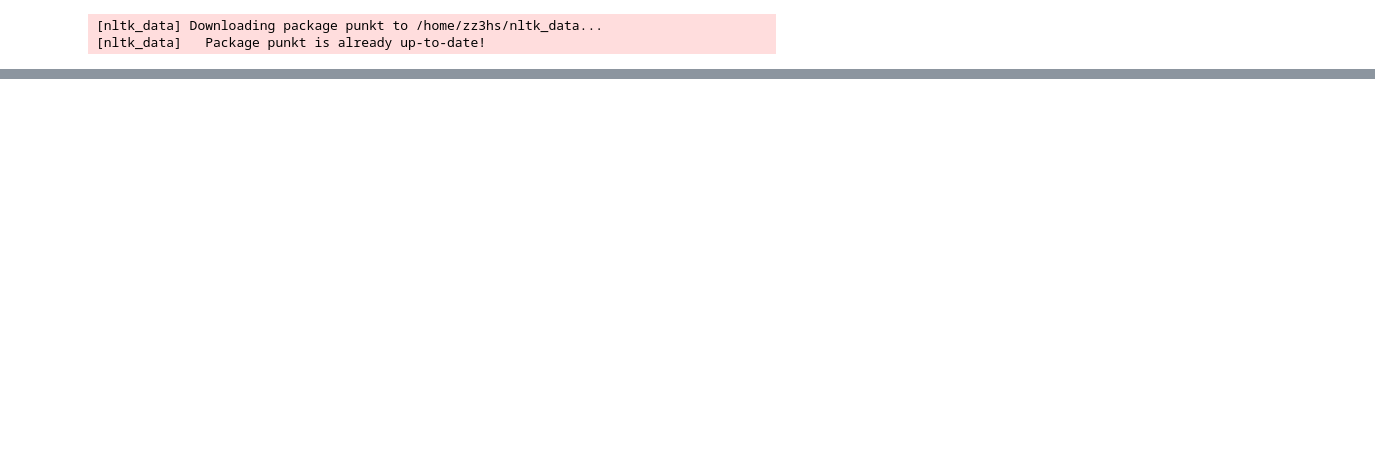
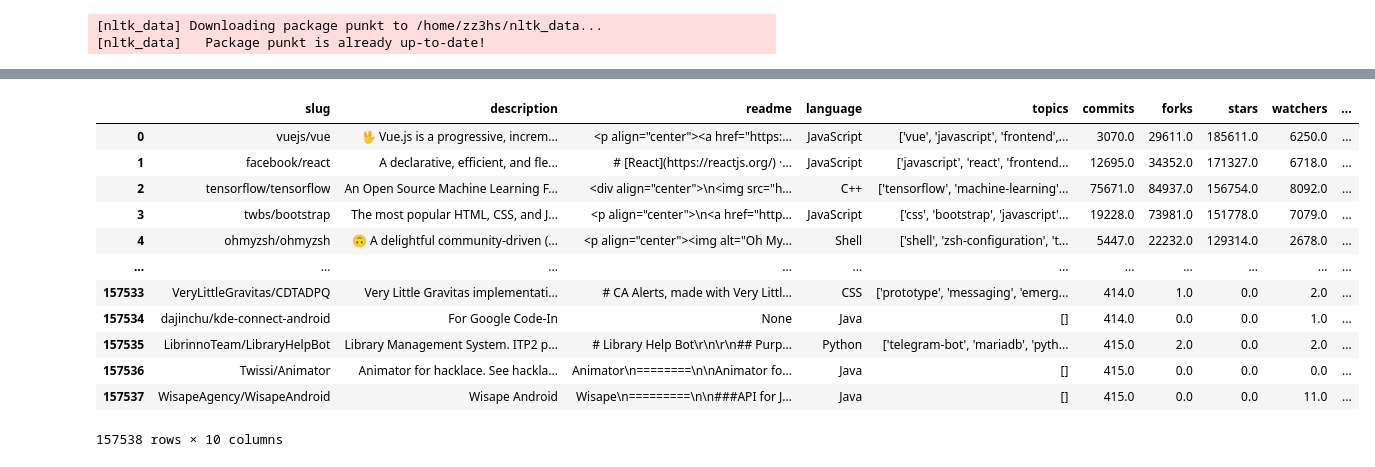
Before and after one commit to DSPG-Young-Scholars-Program/dspg21oss, a Jupyter notebook: src/06_bert/01_bert_init.ipynb, the cells around one changed output, grey strips where cells are left out. Saved outputs shown, nothing was run; the diff lists cells and outputs as text; code cells hidden in the pictures; blank space fills up the shorter version.

```diff
--- a/src/06_bert/01_bert_init.ipynb
+++ b/src/06_bert/01_bert_init.ipynb
@@ -101,0 +153,40 @@ FileNotFoundError: [Errno 2] No such file or directory: 'hello world lalala.'
+# %%
+
+corpus_type_i_embeddings = embedder.encode(corpus_type_i_clean, show_progress_bar=True) # embeddings
+# %%
+queries = repo_description_clean
+
+# pre-specified number of sentences
+k = 10
+
+
+# init a result list for scores
+result = []
+
+# Find the closest k sentences of the AI corpus for each query sentence (ML) based on cosine similarity
+top_k = min(k, len(corpus_type_i_embeddings))
+
+
+t1 = datetime.datetime.now()
+print("Start:", t1)
+
+for query in queries: #compare each sentence in the abstract to the software type corpus
+    #Compute embeddings
+    query_embedding = embedder.encode(query, show_progress_bar=False, convert_to_tensor=True)
+
+    # We use cosine-similarity and torch.topk to find the highest k scores
+    cos_scores = util.pytorch_cos_sim(query_embedding, corpus_type_i_embeddings)[0]
+
+    top_results = torch.topk(cos_scores, k=top_k)   #get the top k scores
+    result.append(top_results.values.tolist()) #unlist the top result list
+
+    #print("\n\n======================\n\n")
+    #print("Query:", query)
+    #print("Results:", top_results)
+    #print("\nTop k=10 most similar sentences in corpus:")
+   # for score, idx in zip(top_results[0], top_results[1]):
+   #     print(corpus_type_i_clean[idx], "(Score: {:.4f})".format(score))
+
+t2 =  datetime.datetime.now()
+print("Finished", len(result), "descriptions at", t2)
+print("It took", t2-t1, "to run.")
@@ -101,0 +197,2 @@ FileNotFoundError: [Errno 2] No such file or directory: 'hello world lalala.'
+# %%
+repo_data["similarity_score"] = result
@@ -102,3 +201,19 @@ FileNotFoundError: [Errno 2] No such file or directory: 'hello world lalala.'
+# %%
+repo_data
+# %% [output]
+|  | slug | description | readme | language | topics | commits | forks | stars | watchers | ... |
+| 0 | vuejs/vue | 🖖 Vue.js is a progressive, increm... | <p align="center"><a href="https:... | JavaScript | ['vue', 'javascript', 'frontend',... | 3070.0 | 29611.0 | 185611.0 | 6250.0 | ... |
+| 1 | facebook/react | A declarative, efficient, and fle... | # [React](https://reactjs.org/) ·... | JavaScript | ['javascript', 'react', 'frontend... | 12695.0 | 34352.0 | 171327.0 | 6718.0 | ... |
+| 2 | tensorflow/tensorflow | An Open Source Machine Learning F... | <div align="center">\n<img src="h... | C++ | ['tensorflow', 'machine-learning'... | 75671.0 | 84937.0 | 156754.0 | 8092.0 | ... |
+| 3 | twbs/bootstrap | The most popular HTML, CSS, and J... | <p align="center">\n<a href="http... | JavaScript | ['css', 'bootstrap', 'javascript'... | 19228.0 | 73981.0 | 151778.0 | 7079.0 | ... |
+| 4 | ohmyzsh/ohmyzsh | 🙃 A delightful community-driven (... | <p align="center"><img alt="Oh My... | Shell | ['shell', 'zsh-configuration', 't... | 5447.0 | 22232.0 | 129314.0 | 2678.0 | ... |
+| ... | ... | ... | ... | ... | ... | ... | ... | ... | ... | ... |
+| 157533 | VeryLittleGravitas/CDTADPQ | Very Little Gravitas implementati... | # CA Alerts, made with Very Littl... | CSS | ['prototype', 'messaging', 'emerg... | 414.0 | 1.0 | 0.0 | 2.0 | ... |
+| 157534 | dajinchu/kde-connect-android | For Google Code-In | None | Java | [] | 414.0 | 0.0 | 0.0 | 1.0 | ... |
+| 157535 | LibrinnoTeam/LibraryHelpBot | Library Management System. ITP2 p... | # Library Help Bot\r\n\r\n## Purp... | Python | ['telegram-bot', 'mariadb', 'pyth... | 415.0 | 2.0 | 0.0 | 2.0 | ... |
+| 157536 | Twissi/Animator | Animator for hacklace. See hackla... | Animator\n========\n\nAnimator fo... | Java | [] | 415.0 | 0.0 | 0.0 | 0.0 | ... |
+| 157537 | WisapeAgency/WisapeAndroid | Wisape Android | Wisape\n=========\n\n###API for J... | Java | [] | 415.0 | 0.0 | 0.0 | 11.0 | ... |
+157538 rows × 10 columns
 # %%
 # k: number of similar sentences from AI corpus
 # abstract: abstract from FEDERAL RePORTER
```
Also changed, not shown: parts of 24 cells of this notebook, 1 other file.
